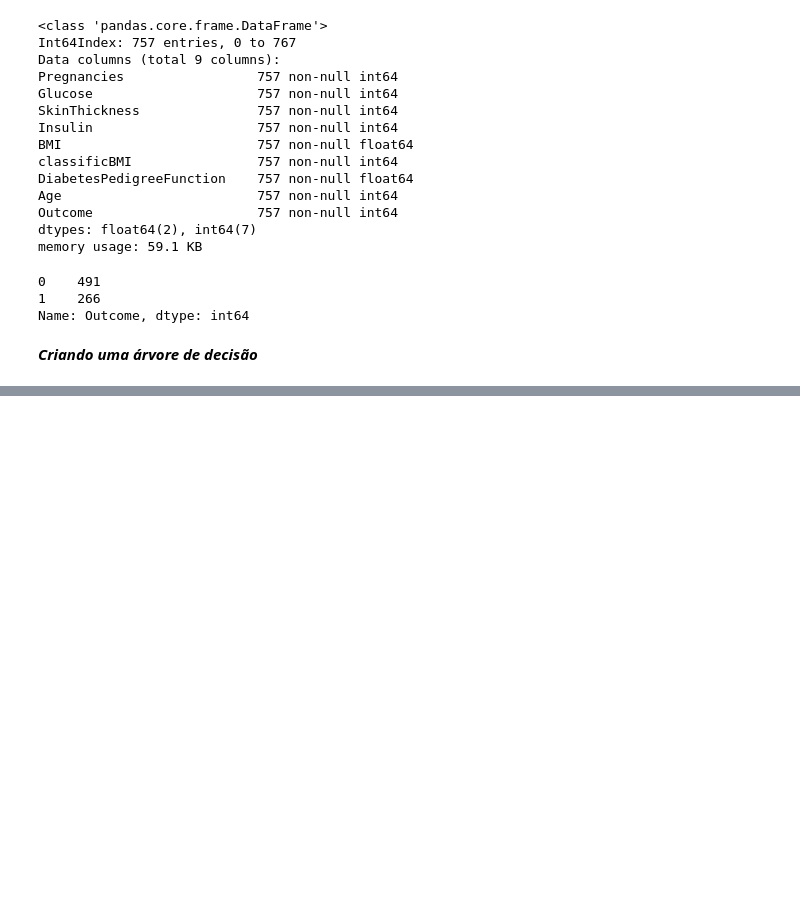
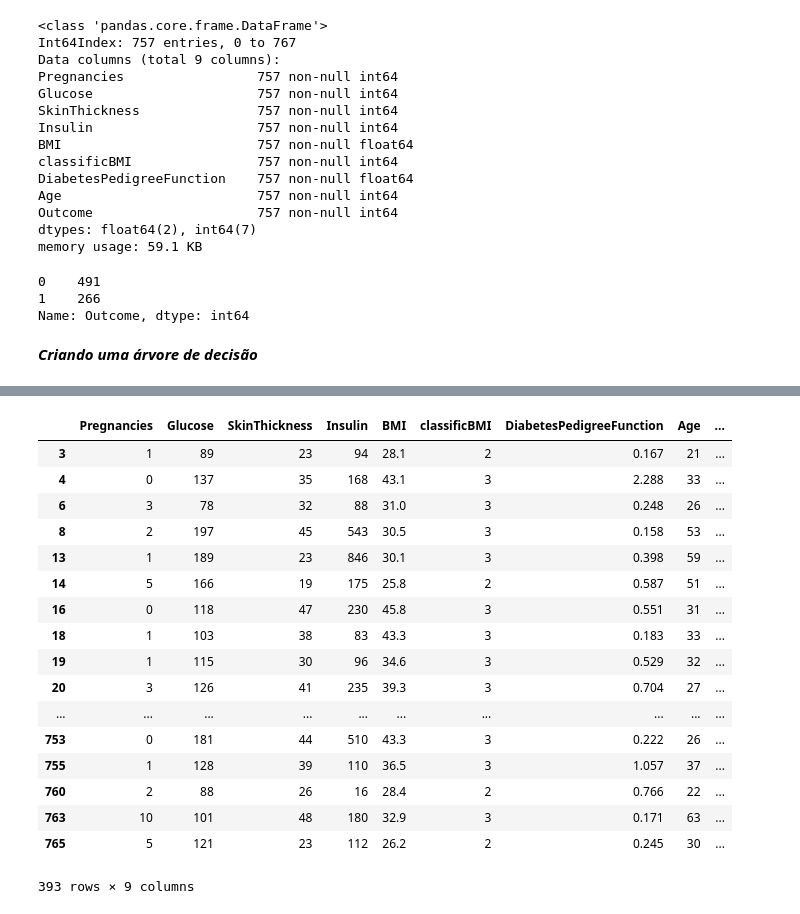
Before and after one commit to TurcoDick/pima-indiam-diabets, a Jupyter notebook: code/pima indiam diabets.ipynb, the cells around one changed output, grey strips where cells are left out. Cells and saved outputs as stored; diff of their text form; code cells hidden in the pictures; blank space fills up the shorter version.

Commit message:
Tirei os objetos que tinham valores 0 em Insulim

```diff
--- a/code/pima indiam diabets.ipynb
+++ b/code/pima indiam diabets.ipynb
@@ -56,7 +57,7 @@ def classificBMI(BMI):
     elif BMI > 29.9:
         return 3
     else:
-        return -999
+        return 4
 # %%
 df_file_diabets["classificBMI"] = df_file_diabets['BMI'].apply(classificBMI)
 # %%
@@ -306,0 +295,3 @@ print(cv_results["score_time"])
+# %%
+# Excluindo todos os valores 0 de Insulina
+df_file_diabets = df_file_diabets[df_file_diabets.Insulin != 0]
@@ -306,0 +324,21 @@ print(cv_results["score_time"])
+# %%
+df_file_diabets
+# %% [output]
+|  | Pregnancies | Glucose | SkinThickness | Insulin | BMI | classificBMI | DiabetesPedigreeFunction | Age | ... |
+| 3 | 1 | 89 | 23 | 94 | 28.1 | 2 | 0.167 | 21 | ... |
+| 4 | 0 | 137 | 35 | 168 | 43.1 | 3 | 2.288 | 33 | ... |
+| 6 | 3 | 78 | 32 | 88 | 31.0 | 3 | 0.248 | 26 | ... |
+| 8 | 2 | 197 | 45 | 543 | 30.5 | 3 | 0.158 | 53 | ... |
+| 13 | 1 | 189 | 23 | 846 | 30.1 | 3 | 0.398 | 59 | ... |
+| 14 | 5 | 166 | 19 | 175 | 25.8 | 2 | 0.587 | 51 | ... |
+| 16 | 0 | 118 | 47 | 230 | 45.8 | 3 | 0.551 | 31 | ... |
+| 18 | 1 | 103 | 38 | 83 | 43.3 | 3 | 0.183 | 33 | ... |
+| 19 | 1 | 115 | 30 | 96 | 34.6 | 3 | 0.529 | 32 | ... |
+| 20 | 3 | 126 | 41 | 235 | 39.3 | 3 | 0.704 | 27 | ... |
+| ... | ... | ... | ... | ... | ... | ... | ... | ... | ... |
+| 753 | 0 | 181 | 44 | 510 | 43.3 | 3 | 0.222 | 26 | ... |
+| 755 | 1 | 128 | 39 | 110 | 36.5 | 3 | 1.057 | 37 | ... |
+| 760 | 2 | 88 | 26 | 16 | 28.4 | 2 | 0.766 | 22 | ... |
+| 763 | 10 | 101 | 48 | 180 | 32.9 | 3 | 0.171 | 63 | ... |
+| 765 | 5 | 121 | 23 | 112 | 26.2 | 2 | 0.245 | 30 | ... |
+393 rows × 9 columns
```
Also changed, not shown: parts of 18 cells of this notebook.
